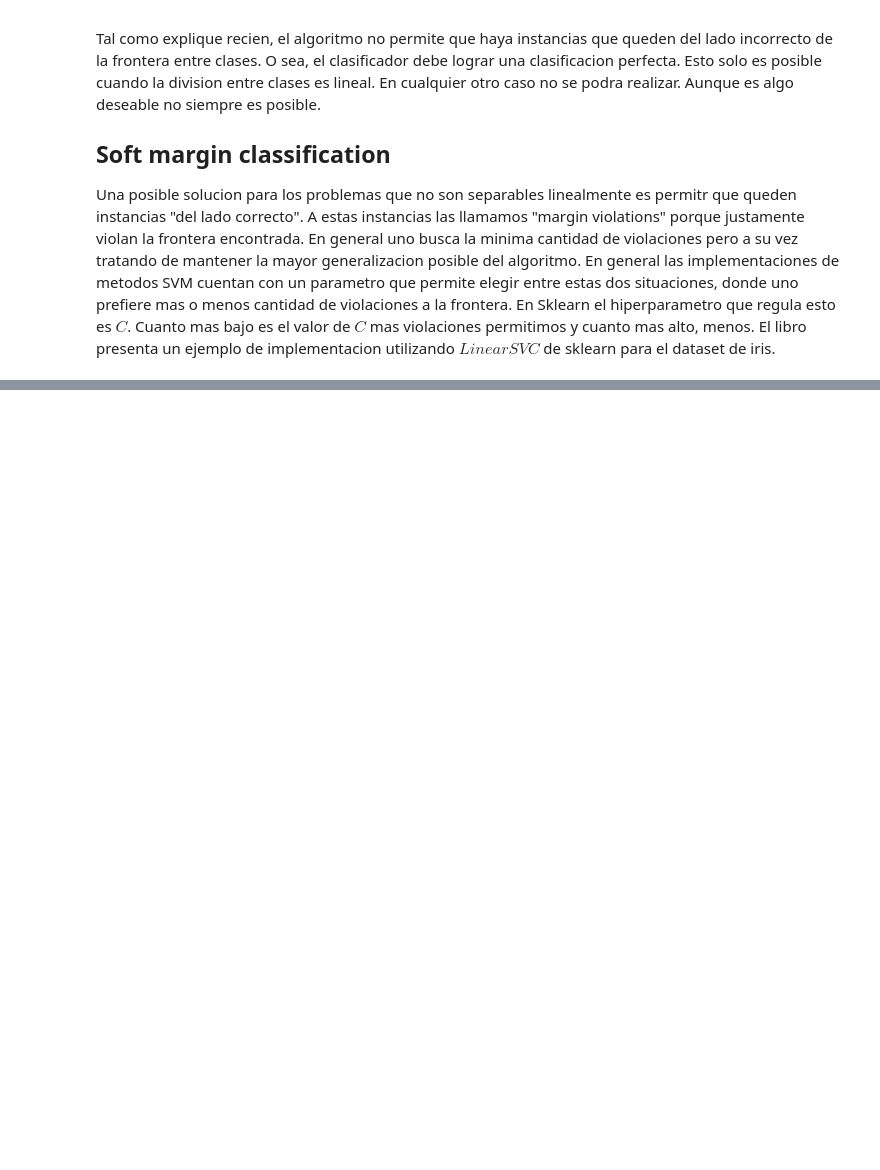
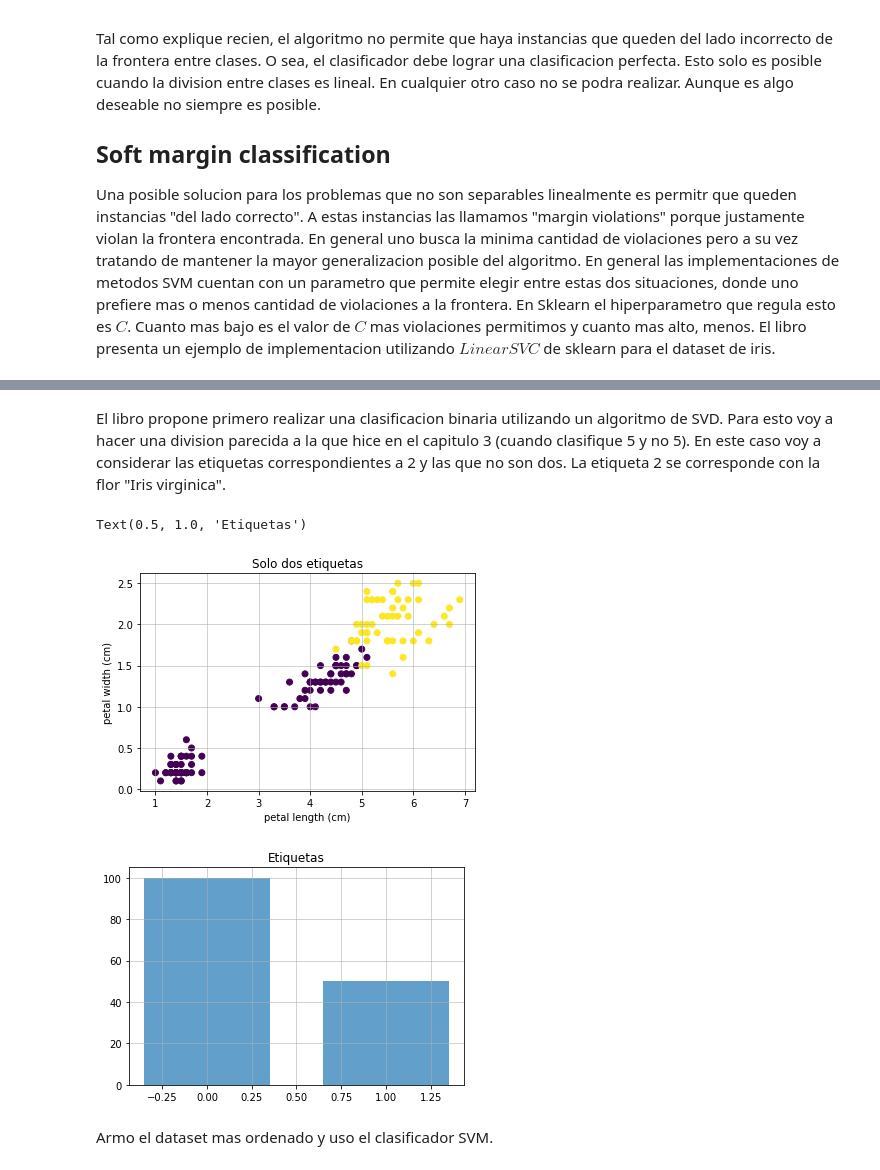
Before and after one commit to nechebarrena/HOML, a Jupyter notebook: HOML_cap_5.ipynb, the cells around one changed output, grey strips where cells are left out. Cells and saved outputs as stored; diff of their text form; code cells hidden in the pictures; blank space fills up the shorter version.

```diff
--- a/HOML_cap_5.ipynb
+++ b/HOML_cap_5.ipynb
@@ -42,0 +59,22 @@ Text(0.5, 1.0, 'Etiquetas')
+# %% [markdown]
+El libro propone primero realizar una clasificacion binaria utilizando un algoritmo de SVD. Para esto voy a hacer una division parecida a la que hice en el capitulo 3 (cuando clasifique 5 y no 5). En este caso voy a considerar las etiquetas correspondientes a 2 y las que no son dos. La etiqueta 2 se corresponde con la flor "Iris virginica".
+# %%
+y = (df_iris["target"] == 2).astype(np.float64)
+plt.figure()
+plt.scatter(df_iris["petal length (cm)"],df_iris["petal width (cm)"],c=y)
+plt.grid(axis="both", alpha=0.7)
+plt.title("Solo dos etiquetas")
+plt.xlabel("petal length (cm)")
+plt.ylabel("petal width (cm)")
+
+plt.figure()
+hist_max,bin_edges = np.histogram(y, bins=2, range=(0, 2))
+plt.bar(bin_edges[:-1], hist_max, width = 0.7,alpha=0.7,label='Etiquetas')
+plt.grid(axis="both", alpha=0.7)
+plt.title('Etiquetas')
+# %% [output]
+Text(0.5, 1.0, 'Etiquetas')
+[figure, added]
+[figure, added]
+# %% [markdown]
+Armo el dataset mas ordenado y uso el clasificador SVM.
```
Also changed, not shown: parts of 1 cell of this notebook.
